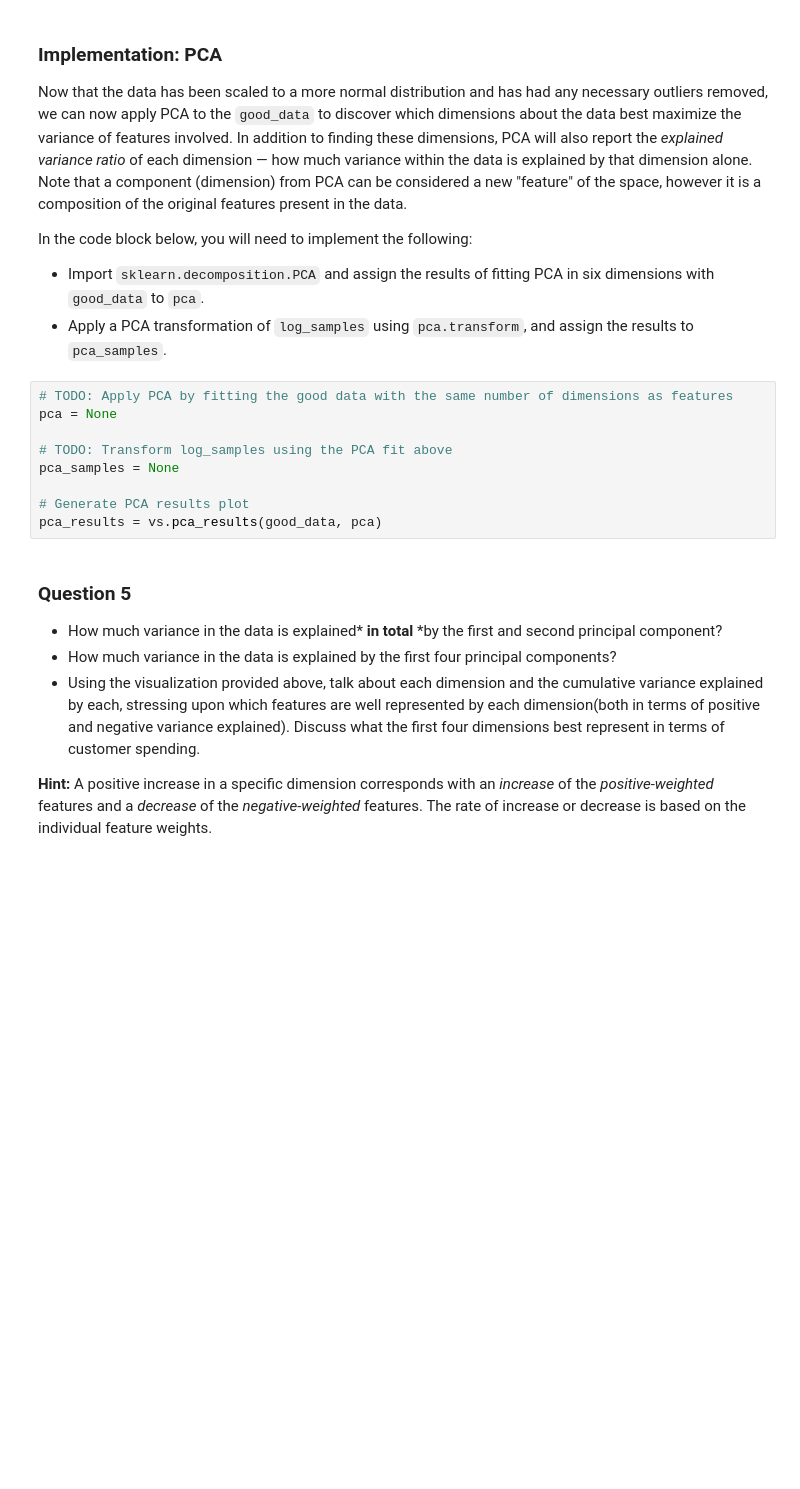
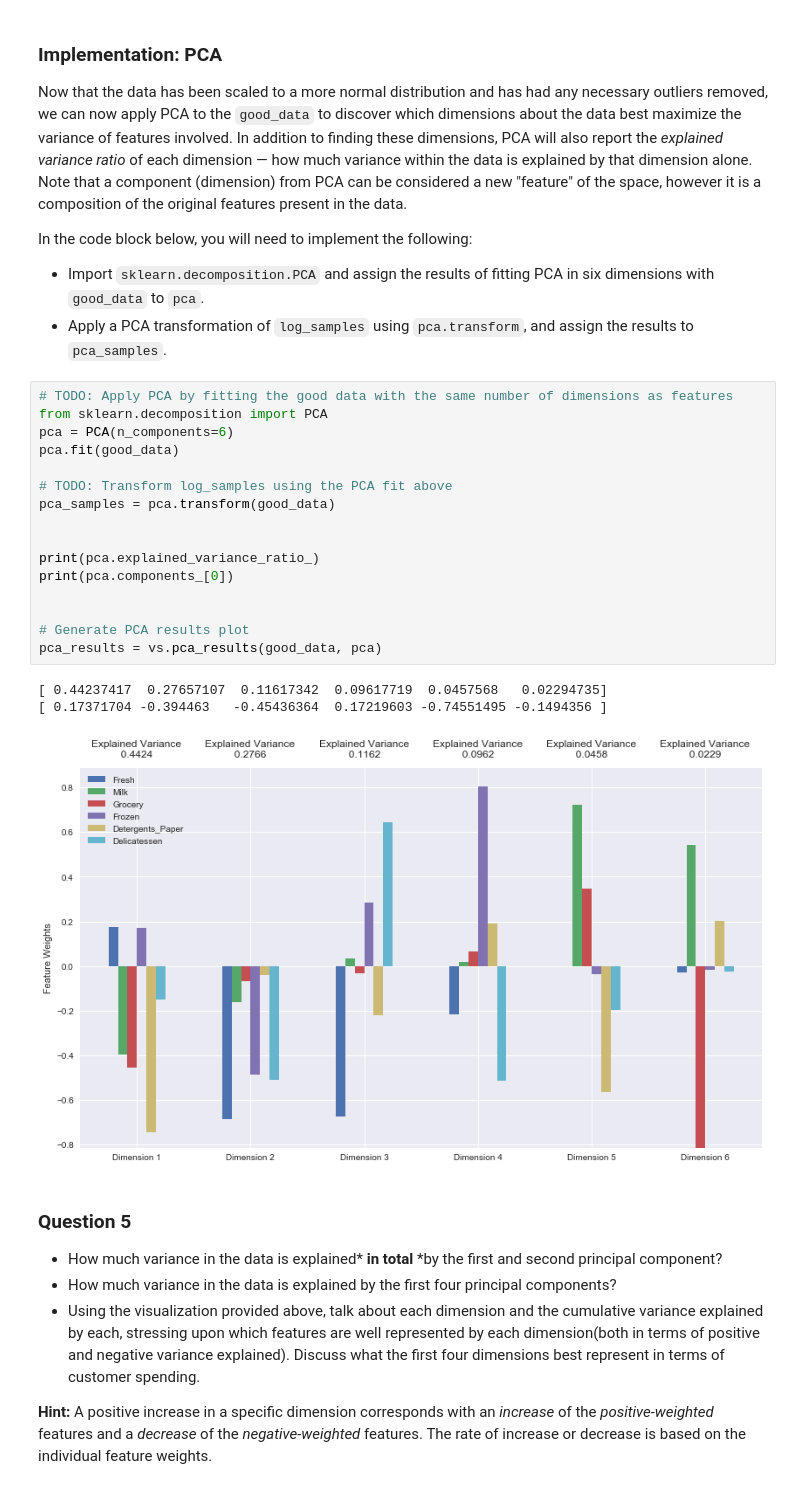
Before and after one commit to clockworks/machine-learning-nd, a Jupyter notebook: projects/customer_segments/customer_segments.ipynb, the cells around one changed output. Cells and saved outputs as stored; diff of their text form; blank space fills up the shorter version.

```diff
--- a/projects/customer_segments/customer_segments.ipynb
+++ b/projects/customer_segments/customer_segments.ipynb
@@ -238,13 +375,24 @@ In the code block below, you will need to implement the following:
  - Apply a PCA transformation of `log_samples` using `pca.transform`, and assign the results to `pca_samples`.
 # %%
 # TODO: Apply PCA by fitting the good data with the same number of dimensions as features
-pca = None
+from sklearn.decomposition import PCA
+pca = PCA(n_components=6)
+pca.fit(good_data)
 
 # TODO: Transform log_samples using the PCA fit above
-pca_samples = None
+pca_samples = pca.transform(good_data)
+
+
+print(pca.explained_variance_ratio_)
+print(pca.components_[0])
+
 
 # Generate PCA results plot
 pca_results = vs.pca_results(good_data, pca)
+# %% [output]
+[ 0.44237417  0.27657107  0.11617342  0.09617719  0.0457568   0.02294735]
+[ 0.17371704 -0.394463   -0.45436364  0.17219603 -0.74551495 -0.1494356 ]
+[figure, added]
 # %% [markdown]
 ### Question 5
 
```
Also changed, not shown: parts of 21 cells of this notebook.
